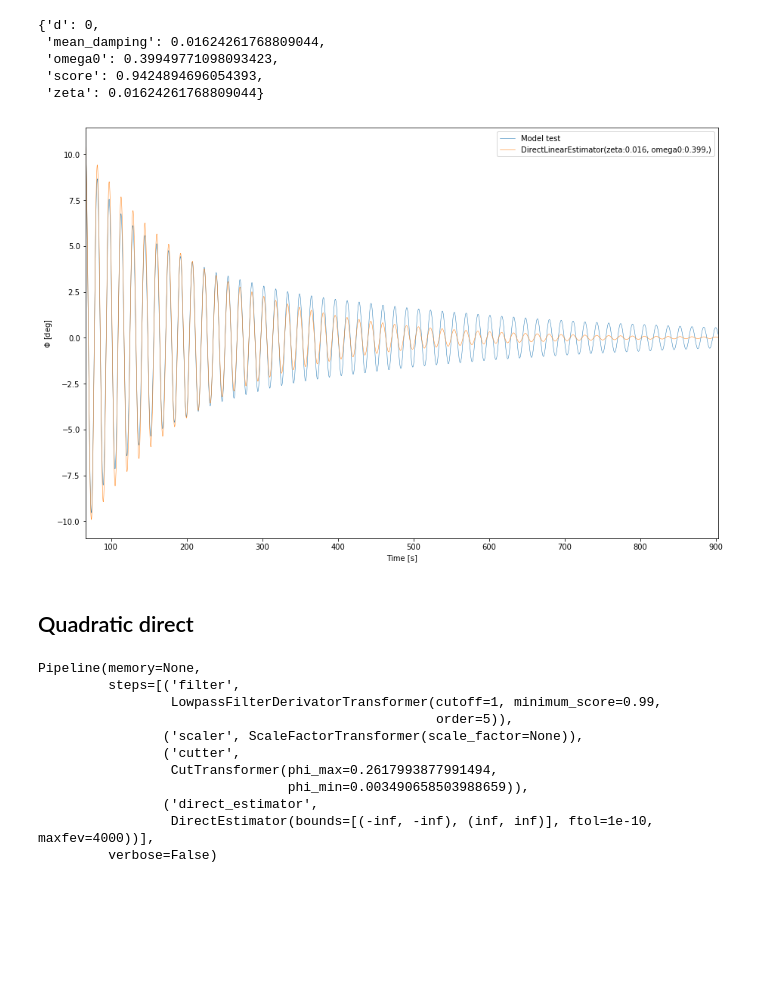
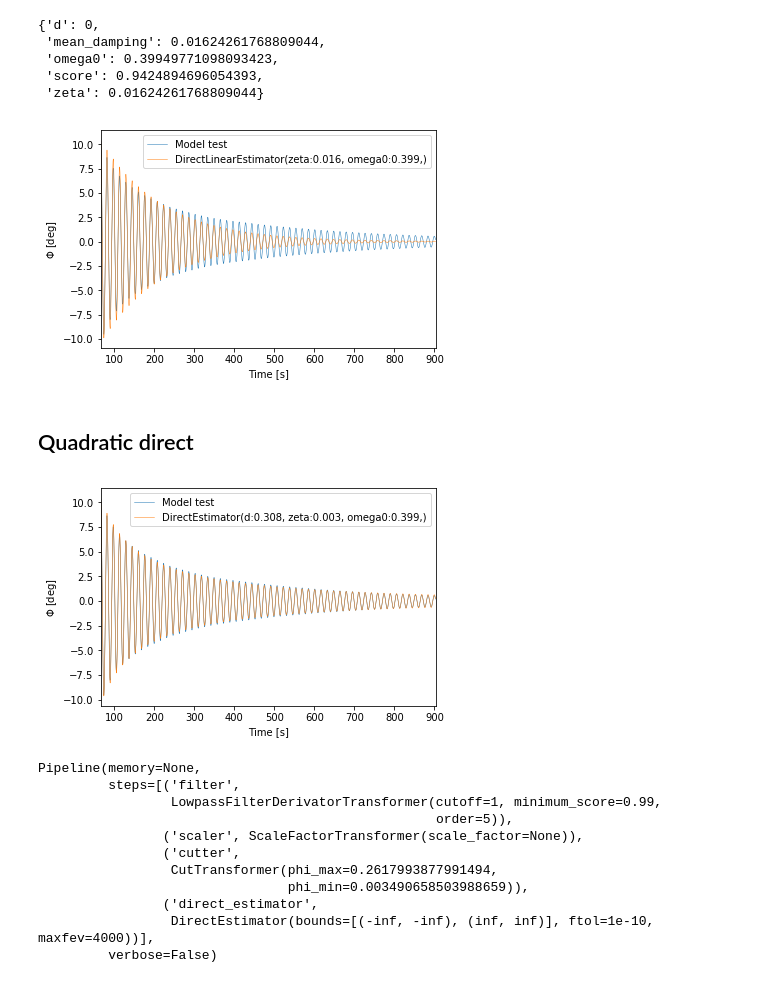
Before and after one commit to martinlarsalbert/rolldecay, a Jupyter notebook: notebooks/rolldecay/04.4_maa_roll_damping_nonlinearity.ipynb, the cells around one changed output. Drawn from its saved outputs; the diff is of its cells as text; code cells hidden in the pictures; blank space fills up the shorter version.

```diff
--- a/notebooks/rolldecay/04.4_maa_roll_damping_nonlinearity.ipynb
+++ b/notebooks/rolldecay/04.4_maa_roll_damping_nonlinearity.ipynb
@@ -83,10 +81,13 @@ s
  'omega0': 0.39949771098093423,
  'score': 0.9424894696054393,
  'zeta': 0.01624261768809044}
-# %%
-_pipline[-1].plot_fit()
-# %% [output]
-[figure, removed]
+# %%
+fig,ax = plt.subplots()
+_pipline[-1].plot_fit(ax=ax)
+save_path = os.path.join(docs.path_presentation1,'nonlinearity.png')
+fig.savefig(save_path,transparent=True, dpi=200)
+# %% [output]
+[figure, added]
 # %% [markdown]
 ## Quadratic direct
 # %%
@@ -103,3 +106,12 @@ pipeline_direct = Pipeline(steps) # define the pipeline object.
+# %%
+pipeline_direct
+
+fig,ax = plt.subplots()
+_pipline[-1].plot_fit(ax=ax)
+save_path = os.path.join(docs.path_presentation1,'nonlinearity_quadratic.png')
+fig.savefig(save_path,transparent=True, dpi=200)
+# %% [output]
+[figure, added]
 # %%
 pipeline_direct
 # %% [output]
```
Also changed, not shown: parts of 5 cells of this notebook, 6 other files.
